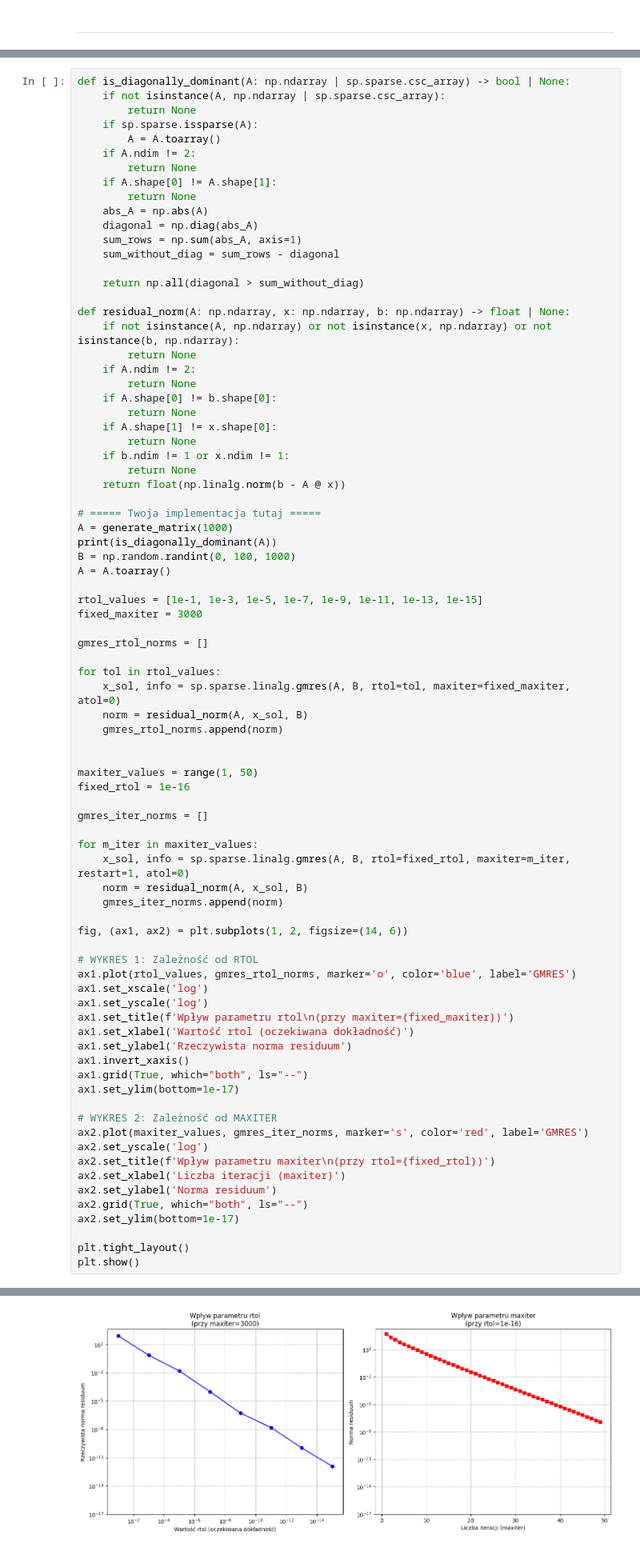
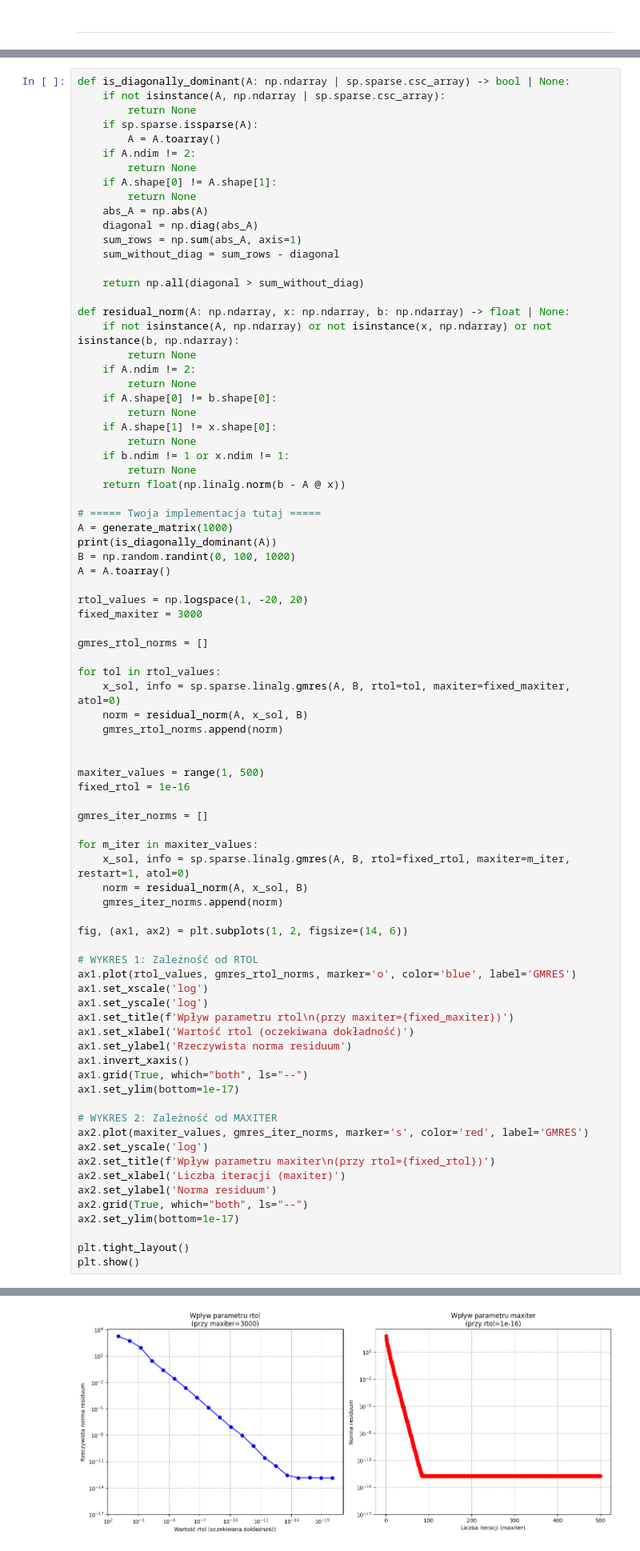
Before and after one commit to MN-KJ-2025/lab-6-sparse-matrix-CarlosC602, a Jupyter notebook: sprawozdanie.ipynb, the cells around one changed output, grey strips where cells are left out. Shown at 80% size. Drawn from its saved outputs; the diff is of its cells as text.

```diff
--- a/sprawozdanie.ipynb
+++ b/sprawozdanie.ipynb
@@ -249,7 +249,7 @@ print(is_diagonally_dominant(A))
 B = np.random.randint(0, 100, 1000)
 A = A.toarray()
 
-rtol_values = [1e-1, 1e-3, 1e-5, 1e-7, 1e-9, 1e-11, 1e-13, 1e-15]
+rtol_values = np.logspace(1, -20, 20)
 fixed_maxiter = 3000
 
 gmres_rtol_norms = []
@@ -260,7 +260,7 @@ for tol in rtol_values:
     gmres_rtol_norms.append(norm)
 
 
-maxiter_values = range(1, 50)
+maxiter_values = range(1, 500)
 fixed_rtol = 1e-16
 
 gmres_iter_norms = []
@@ -269,34 +269,34 @@ for m_iter in maxiter_values:
     x_sol, info = sp.sparse.linalg.gmres(A, B, rtol=fixed_rtol, maxiter=m_iter, restart=1, atol=0)
     norm = residual_norm(A, x_sol, B)
     gmres_iter_norms.append(norm)
 
 fig, (ax1, ax2) = plt.subplots(1, 2, figsize=(14, 6))
 
 # WYKRES 1: Zależność od RTOL
 ax1.plot(rtol_values, gmres_rtol_norms, marker='o', color='blue', label='GMRES')
 ax1.set_xscale('log')
 ax1.set_yscale('log')
 ax1.set_title(f'Wpływ parametru rtol\n(przy maxiter={fixed_maxiter})')
 ax1.set_xlabel('Wartość rtol (oczekiwana dokładność)')
 ax1.set_ylabel('Rzeczywista norma residuum')
 ax1.invert_xaxis()
 ax1.grid(True, which="both", ls="--")
 ax1.set_ylim(bottom=1e-17)
 
 # WYKRES 2: Zależność od MAXITER
 ax2.plot(maxiter_values, gmres_iter_norms, marker='s', color='red', label='GMRES')
 ax2.set_yscale('log')
 ax2.set_title(f'Wpływ parametru maxiter\n(przy rtol={fixed_rtol})')
 ax2.set_xlabel('Liczba iteracji (maxiter)')
 ax2.set_ylabel('Norma residuum')
 ax2.grid(True, which="both", ls="--")
 ax2.set_ylim(bottom=1e-17)
 
 plt.tight_layout()
 plt.show()
 # %% [output]
 True
-[figure, old version]
+[figure, new version]
 # %% [markdown]
 Przedstawione wykresy obrazują analizę wpływu parametrów sterujących (rtol oraz maxiter) na dokładność rozwiązania układu równań metodą GMRES. Na lewym wykresie widoczna jest liniowa zależność w skali logarytmicznej między zadaną tolerancją a otrzymaną normą residuum, co potwierdza, że algorytm precyzyjnie realizuje zadany warunek stopu, kończąc obliczenia w momencie osiągnięcia wymaganej dokładności. Prawy wykres przedstawia charakterystykę zbieżności metody, gdzie błąd maleje wykładniczo z każdą kolejną iteracją (przy wymuszonym restarcie), nie wykazując przy tym stagnacji ani niestabilności. Tak modelowe zachowanie i wysoka efektywność metody wynikają bezpośrednio z własności badanej macierzy, która jest silnie diagonalnie zdominowana, a tym samym bardzo dobrze uwarunkowana numerycznie.
 # %% [markdown]
```
Also changed, not shown: parts of 1 cell of this notebook.
